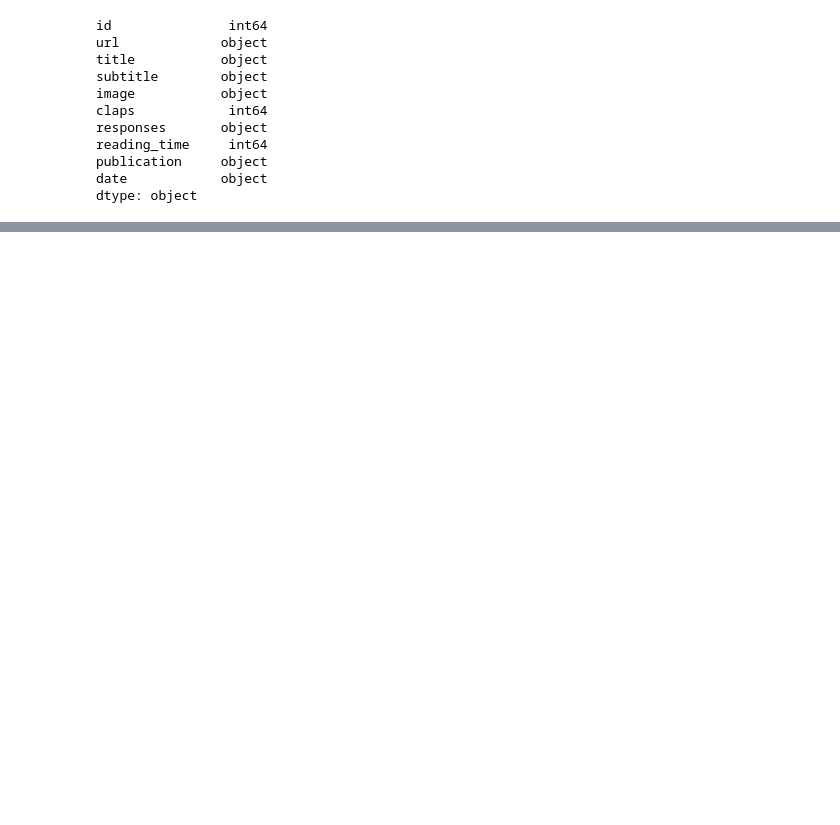
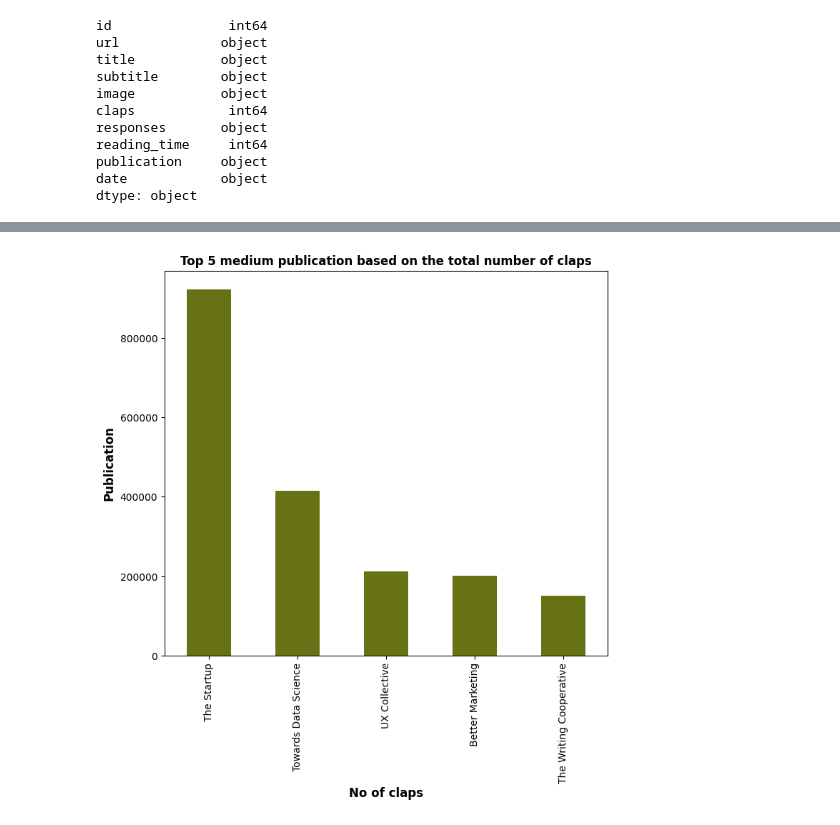
Before and after one commit to Kunleiky/MEDIUM, a Jupyter notebook: medium-publication-data-analysis.ipynb, the cells around one changed output, grey strips where cells are left out. Saved outputs shown, nothing was run; the diff lists cells and outputs as text; code cells hidden in the pictures; blank space fills up the shorter version.

Commit message:
Kaggle Notebook | medium publication data analysis | Version 3

```diff
--- a/medium-publication-data-analysis.ipynb
+++ b/medium-publication-data-analysis.ipynb
@@ -40,0 +69,3 @@ dtype: object
+# %%
+x=medium.groupby('publication')["claps"].sum().sort_values(ascending=False)[:5]
+x
@@ -40,0 +80,7 @@ dtype: object
+# %%
+x.plot.bar(color='#667213',figsize=(8,7))
+plt.xlabel('No of claps',fontdict={'fontsize':12,'fontweight':'bold'})
+plt.ylabel('Publication',fontdict={'fontsize':12,'fontweight':'bold'})
+plt.title('Top 5 medium publication based on the total number of claps',fontdict={'fontsize':12,'fontweight':'bold'});
+# %% [output]
+[figure, added]
```
Also changed, not shown: parts of 36 cells of this notebook.
